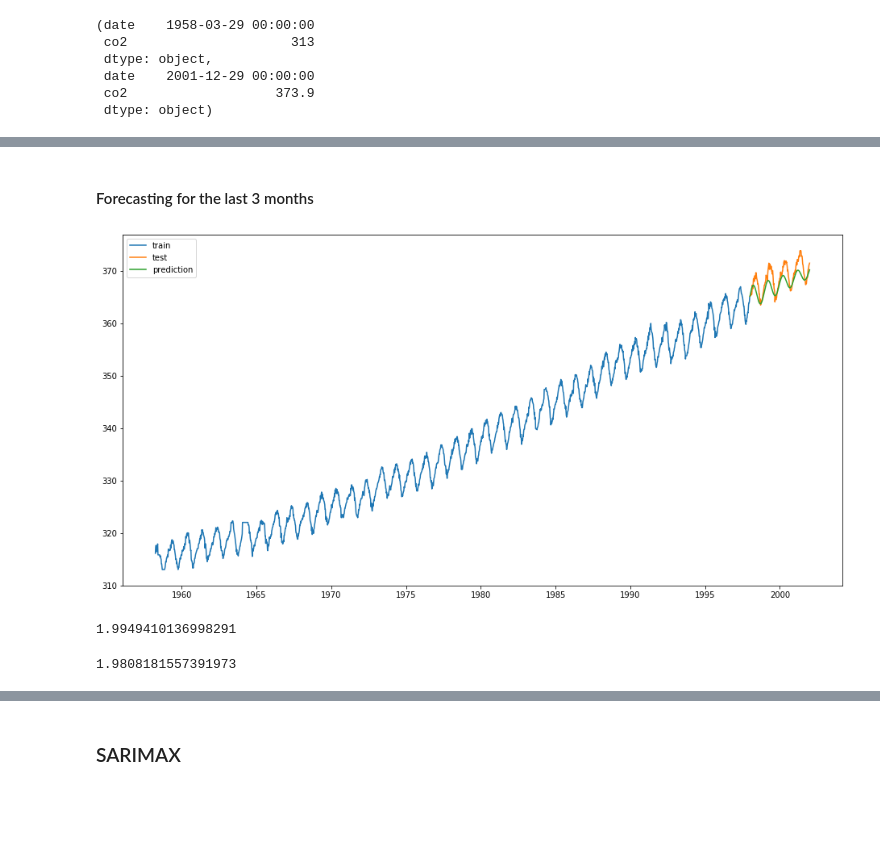
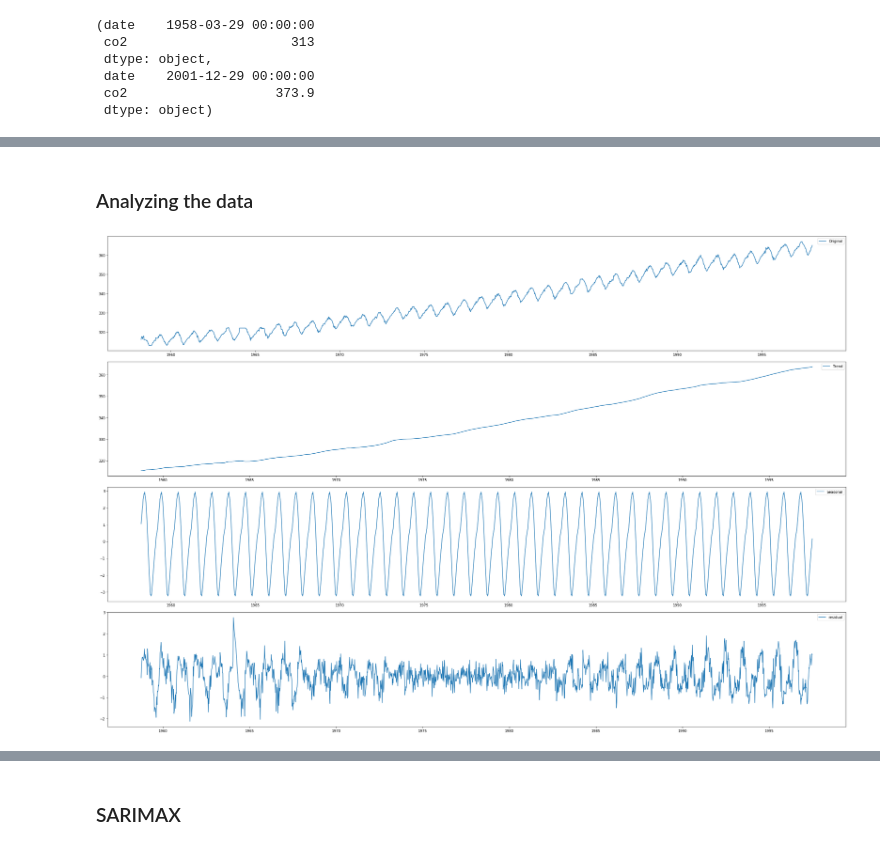
Before and after one commit to nharikrishnan/co2_forecast, a Jupyter notebook: holt_winter.ipynb, the cells around one changed output, grey strips where cells are left out. Cells and saved outputs as stored; diff of their text form; code cells hidden in the pictures; blank space fills up the shorter version.

Commit message:
updated Holt_winter.ipynb and Arima.ipynb

```diff
--- a/holt_winter.ipynb
+++ b/holt_winter.ipynb
@@ -194,23 +75,34 @@ There is no trend in the residuls, the parameters have been tuned
-# %% [markdown]
-#### Forecasting for the last 3 months
-# %%
-y_pred = test.copy()
-y_pred['arima'] = result_arima.forecast(len(test))[0]
-plt.figure(figsize = (16, 8))
-plt.plot(train['co2'], label ='train')
-plt.plot(test['co2'], label = 'test')
-plt.plot(y_pred['arima'], label='prediction')
-plt.legend(loc = 'best')
-plt.show()
-# %% [output]
-[figure, removed]
-# %%
-from sklearn.metrics import mean_squared_error
-np.sqrt(mean_squared_error(test['co2'], y_pred['arima']))
-# %% [output]
-1.9949410136998291
-# %%
-from sklearn.metrics import mean_squared_error
-np.sqrt(mean_squared_error(test['co2'], y_pred['arima']))
-# %% [output]
-1.9808181557391973
+# %% [markdown]
+### Analyzing the data
+# %%
+# seasonal decompose- visualizing the trend, seasonal, and residual component
+ts_decompose = seasonal_decompose(train, freq = 52)
+trend = ts_decompose.trend
+seasonal = ts_decompose.seasonal
+residual = ts_decompose.resid
+
+#training data
+plt.figure(figsize = (30,20))
+plt.subplot(411)
+plt.plot(train, label = 'Original')
+plt.legend(loc = 'best')
+
+#Trend Component
+plt.subplot(412)
+plt.plot(trend, label ='Trend')
+plt.legend(loc = 'best')
+
+#Seasonal Component
+plt.subplot(413)
+plt.plot(seasonal, label = 'Seasonal')
+plt.legend(loc = 'best')
+
+#Residual Component
+plt.subplot(414)
+plt.plot(residual, label = 'residual')
+plt.legend(loc = 'best')
+
+plt.tight_layout()
+plt.show()
+# %% [output]
+[figure, added]
```
Also changed, not shown: parts of 57 cells of this notebook.
